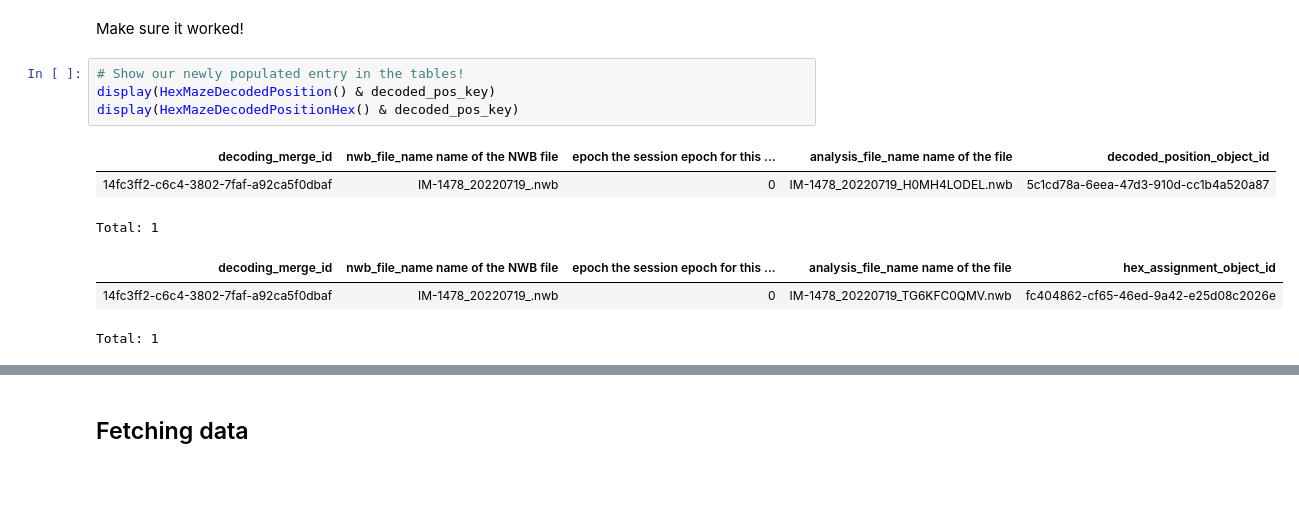
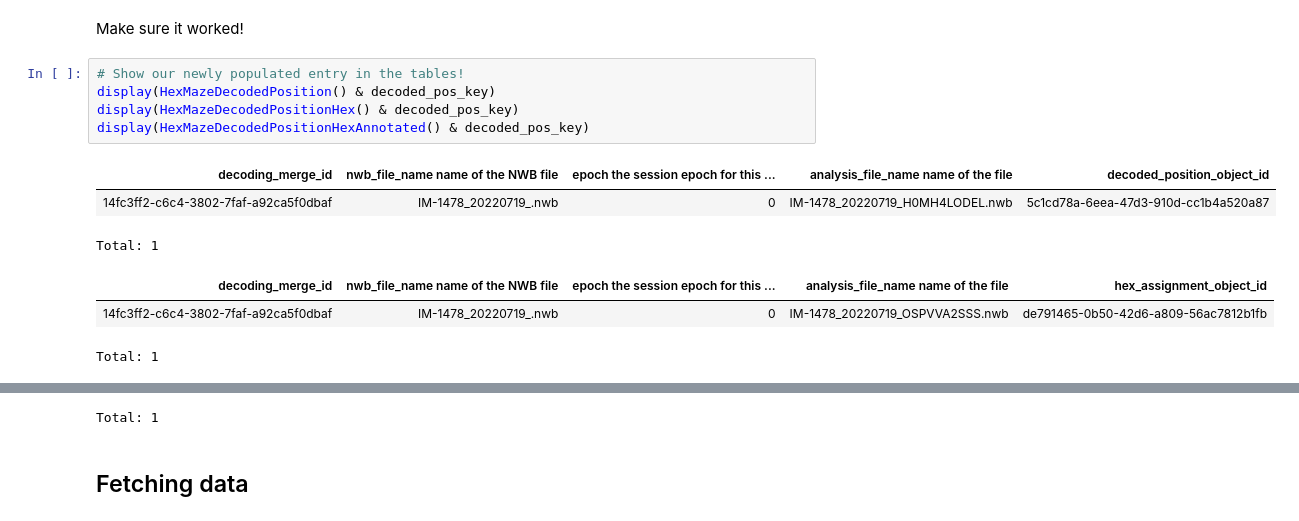
Before and after one commit to calderast/Hex-maze-spyglass, a Jupyter notebook: notebooks/Hex_Maze_Decode_Tables.ipynb, the cells around one changed output, grey strips where cells are left out. Saved outputs shown, nothing was run; the diff lists cells and outputs as text; blank space fills up the shorter version.

```diff
--- a/notebooks/Hex_Maze_Decode_Tables.ipynb
+++ b/notebooks/Hex_Maze_Decode_Tables.ipynb
@@ -129,11 +179,12 @@ Make sure it worked!
 # %%
 # Show our newly populated entry in the tables!
 display(HexMazeDecodedPosition() & decoded_pos_key)
 display(HexMazeDecodedPositionHex() & decoded_pos_key)
+display(HexMazeDecodedPositionHexAnnotated() & decoded_pos_key)
 # %% [output]
 | decoding_merge_id | nwb_file_name name of the NWB file | epoch the session epoch for this ... | analysis_file_name name of the file | decoded_position_object_id |
 | 14fc3ff2-c6c4-3802-7faf-a92ca5f0dbaf | IM-1478_20220719_.nwb | 0 | IM-1478_20220719_H0MH4LODEL.nwb | 5c1cd78a-6eea-47d3-910d-cc1b4a520a87 |
 Total: 1
 | decoding_merge_id | nwb_file_name name of the NWB file | epoch the session epoch for this ... | analysis_file_name name of the file | hex_assignment_object_id |
-| 14fc3ff2-c6c4-3802-7faf-a92ca5f0dbaf | IM-1478_20220719_.nwb | 0 | IM-1478_20220719_TG6KFC0QMV.nwb | fc404862-cf65-46ed-9a42-e25d08c2026e |
+| 14fc3ff2-c6c4-3802-7faf-a92ca5f0dbaf | IM-1478_20220719_.nwb | 0 | IM-1478_20220719_OSPVVA2SSS.nwb | de791465-0b50-42d6-a809-56ac7812b1fb |
 Total: 1
@@ -140,3 +193,4 @@ Total: 1
+Total: 1
 # %% [markdown]
 ## Fetching data
 # %% [markdown]
```
Also changed, not shown: parts of 8 cells of this notebook, 3 other files.
